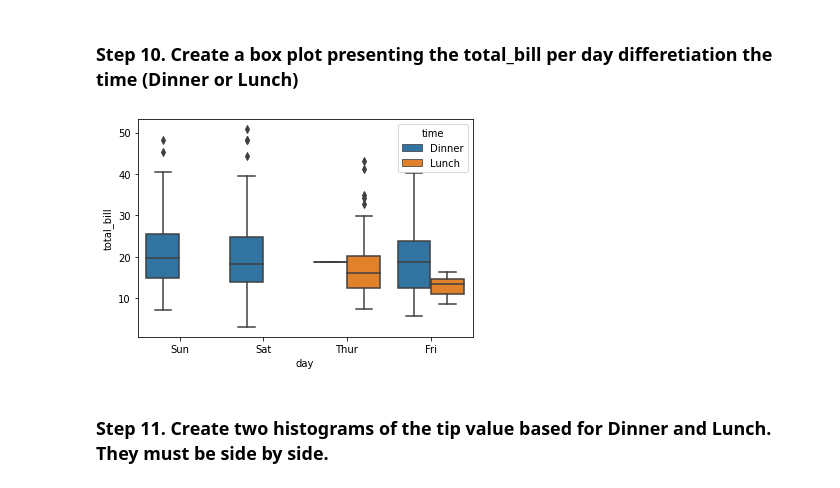
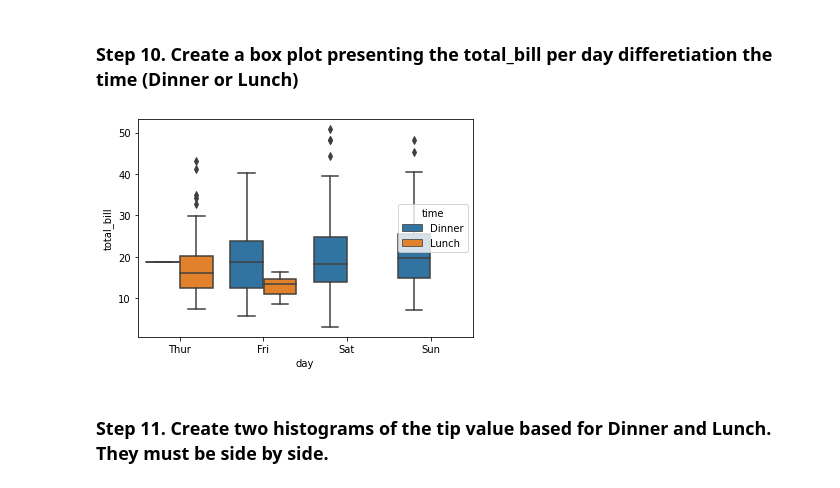
Before and after one commit to annyum0515/ESA, a Jupyter notebook: 0926_과제_tips_Exercises.ipynb, the cells around one changed output. Drawn from its saved outputs; the diff is of its cells as text; code cells hidden in the pictures.

```diff
--- a/0926_과제_tips_Exercises.ipynb
+++ b/0926_과제_tips_Exercises.ipynb
@@ -129,9 +134,9 @@ Text(0, 0.5, 'Day')
 ### Step 10.  Create a box plot presenting the total_bill per day differetiation the time (Dinner or Lunch)
 # %%
 ax = plt.subplots()
-ax = sns.boxplot(x='day', y='total_bill', hue='time', data=tips)
+ax = sns.boxplot(x='day', y='total_bill', hue='time', data=tips, order=['Thur','Fri','Sat',"Sun"])
 # %% [output]
-[figure, old version]
+[figure, new version]
 # %% [markdown]
 ### Step 11. Create two histograms of the tip value based for Dinner and Lunch. They must be side by side.
 # %%
```
Also changed, not shown: parts of 5 cells of this notebook.
